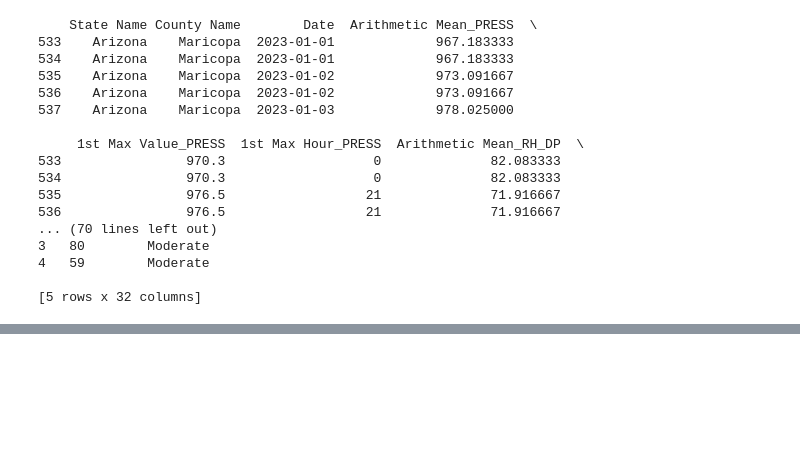
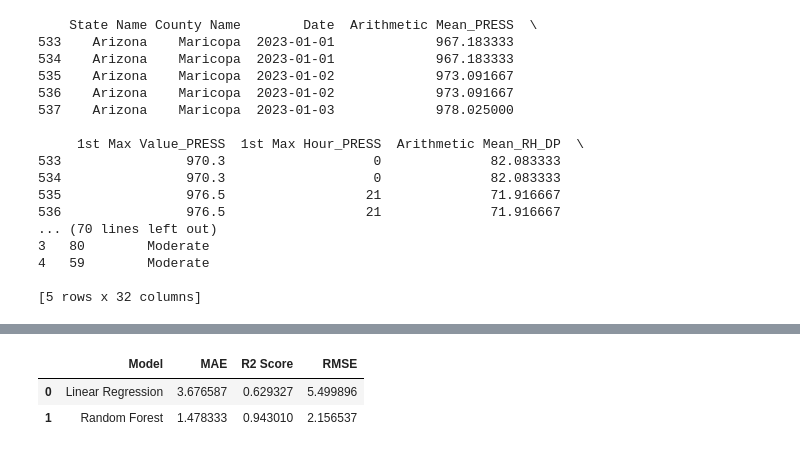
Before and after one commit to uic-cs418/group-project-data-minding, a Jupyter notebook: Progress_Report.ipynb, the cells around one changed output, grey strips where cells are left out. Cells and saved outputs as stored; diff of their text form; code cells hidden in the pictures; blank space fills up the shorter version.

```diff
--- a/Progress_Report.ipynb
+++ b/Progress_Report.ipynb
@@ -383,0 +454,6 @@ filterRows("all_attributes_2024.csv")
+# %%
+results_df
+# %% [output]
+|  | Model | MAE | R2 Score | RMSE |
+| 0 | Linear Regression | 3.676587 | 0.629327 | 5.499896 |
+| 1 | Random Forest | 1.478333 | 0.943010 | 2.156537 |
```
Also changed, not shown: parts of 22 cells of this notebook.
